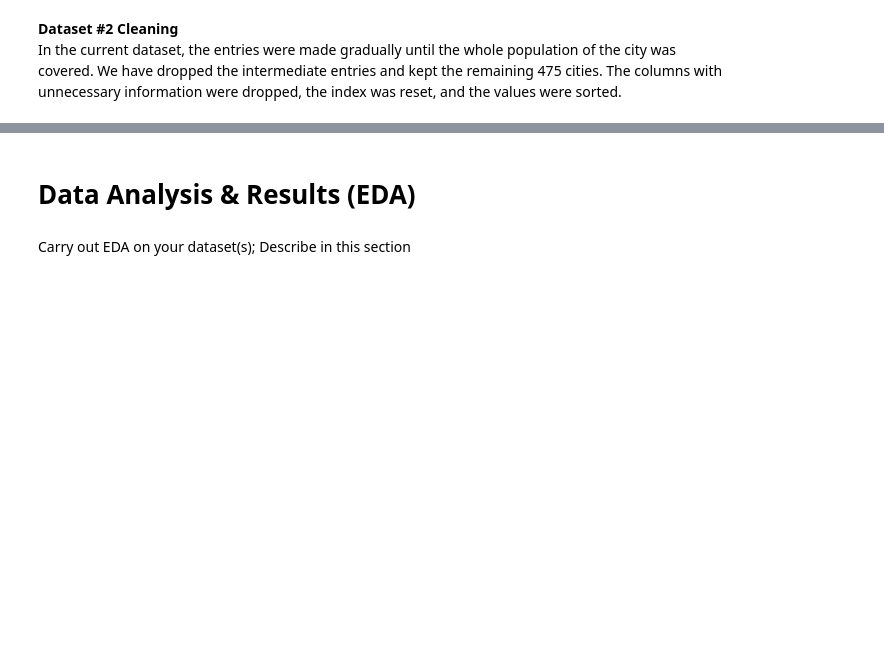
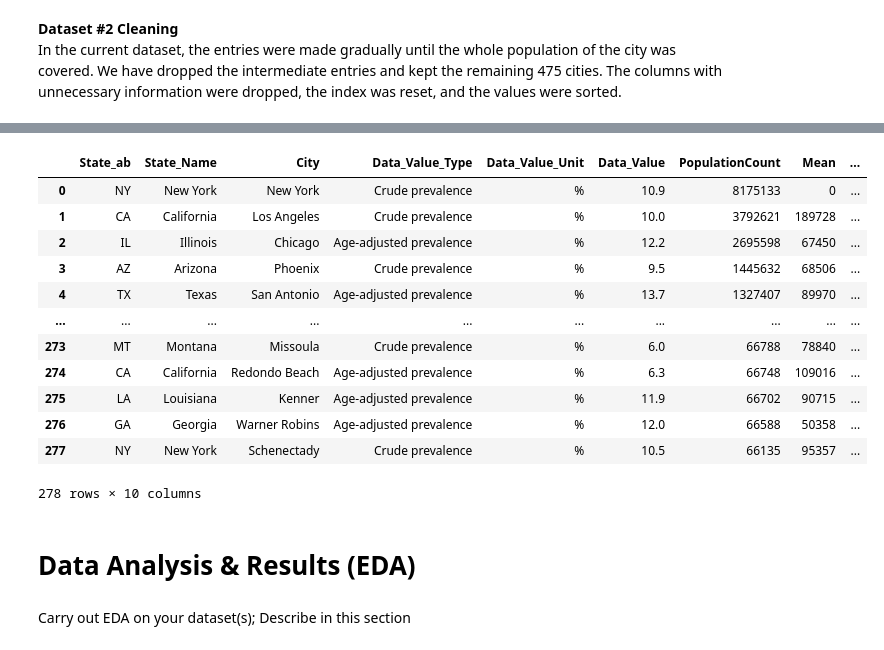
Before and after one commit to sim-anna/COGS108-Group_026-Wi23, a Jupyter notebook: EDACheckpointGroup_026-Wi23.ipynb, the cells around one changed output, grey strips where cells are left out. Drawn from its saved outputs; the diff is of its cells as text; code cells hidden in the pictures; blank space fills up the shorter version.

```diff
--- a/EDACheckpointGroup_026-Wi23.ipynb
+++ b/EDACheckpointGroup_026-Wi23.ipynb
@@ -107,6 +127,6 @@ db = db[['StateAbbr',\
          'Data_Value',\
          'PopulationCount']]
 # %%
-db.sort_values(by = 'PopulationCount', ascending = False)\
+db = db.sort_values(by = 'PopulationCount', ascending = False)\
                 .drop_duplicates(subset=['CityName'], keep='first')\
                 .reset_index(drop= True)
@@ -126,0 +152,2 @@ db.sort_values(by = 'PopulationCount', ascending = False)\
+# %%
+df = pd.merge(db, inc, how='inner', left_on=['CityName', 'StateDesc'], right_on=['City', 'State_Name'])
@@ -127,3 +170,33 @@ db.sort_values(by = 'PopulationCount', ascending = False)\
+# %%
+df = df.drop(columns=['StateAbbr', 'StateDesc', 'CityName',])
+# %%
+df = df [[
+ 'State_ab',
+ 'State_Name',
+ 'City',
+ 'Data_Value_Type',
+ 'Data_Value_Unit',
+ 'Data_Value',
+ 'PopulationCount',
+ 'Mean',
+ 'Median',
+ 'Stdev']]
+# %%
+df
+# %% [output]
+|  | State_ab | State_Name | City | Data_Value_Type | Data_Value_Unit | Data_Value | PopulationCount | Mean | ... |
+| 0 | NY | New York | New York | Crude prevalence | % | 10.9 | 8175133 | 0 | ... |
+| 1 | CA | California | Los Angeles | Crude prevalence | % | 10.0 | 3792621 | 189728 | ... |
+| 2 | IL | Illinois | Chicago | Age-adjusted prevalence | % | 12.2 | 2695598 | 67450 | ... |
+| 3 | AZ | Arizona | Phoenix | Crude prevalence | % | 9.5 | 1445632 | 68506 | ... |
+| 4 | TX | Texas | San Antonio | Age-adjusted prevalence | % | 13.7 | 1327407 | 89970 | ... |
+| ... | ... | ... | ... | ... | ... | ... | ... | ... | ... |
+| 273 | MT | Montana | Missoula | Crude prevalence | % | 6.0 | 66788 | 78840 | ... |
+| 274 | CA | California | Redondo Beach | Age-adjusted prevalence | % | 6.3 | 66748 | 109016 | ... |
+| 275 | LA | Louisiana | Kenner | Age-adjusted prevalence | % | 11.9 | 66702 | 90715 | ... |
+| 276 | GA | Georgia | Warner Robins | Age-adjusted prevalence | % | 12.0 | 66588 | 50358 | ... |
+| 277 | NY | New York | Schenectady | Crude prevalence | % | 10.5 | 66135 | 95357 | ... |
+278 rows × 10 columns
 # %% [markdown]
 # Data Analysis & Results (EDA)
 # %% [markdown]
```
Also changed, not shown: parts of 14 cells of this notebook.
